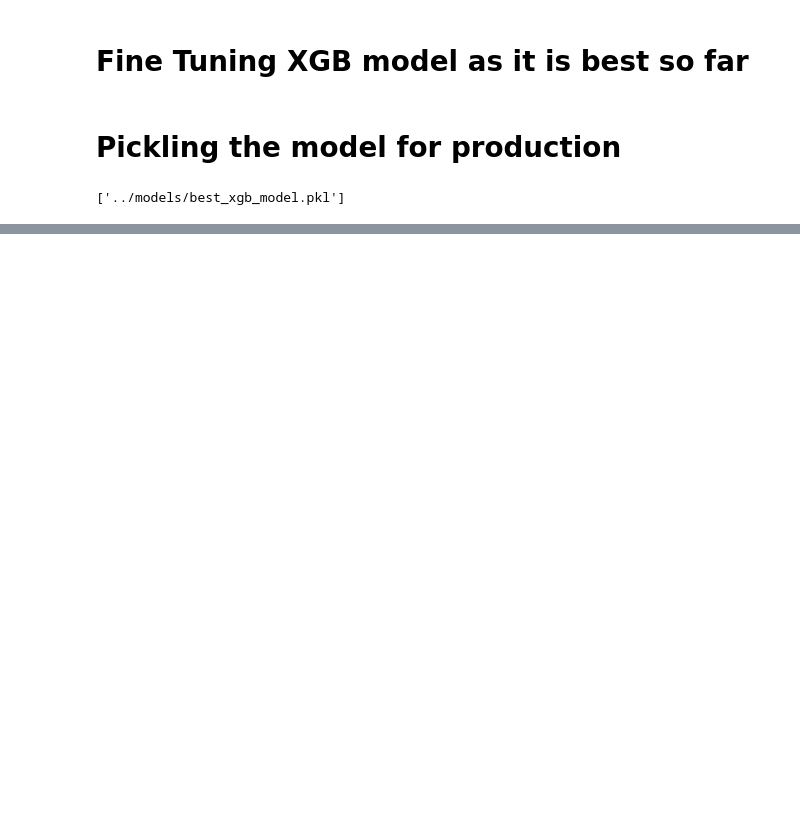
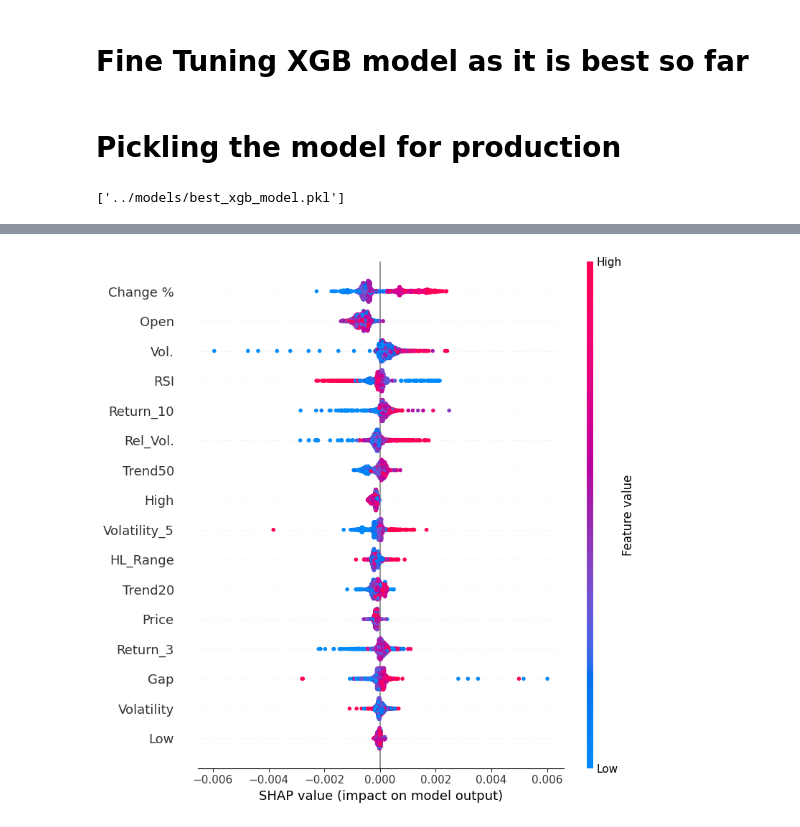
Before and after one commit to Rajhans-123/stock-price, a Jupyter notebook: src/model.ipynb, the cells around one changed output, grey strips where cells are left out. Drawn from its saved outputs; the diff is of its cells as text; code cells hidden in the pictures; blank space fills up the shorter version.

Commit message:
Added Shap for explaining model predictions

```diff
--- a/src/model.ipynb
+++ b/src/model.ipynb
@@ -223,3 +223,13 @@ data.corr()
 | HL_Range | -0.468157 | -0.466275 | -0.462907 | -0.473087 | -0.200386 | -0.137538 | 0.149059 | -0.293322 | -0.251792 | 0.636080 | ... |
 | Gap | 0.036192 | 0.036311 | 0.035867 | 0.036501 | 0.067276 | 0.337161 | 0.050072 | 0.155540 | 0.228531 | -0.003756 | ... |
 | RSI | 0.085237 | 0.081535 | 0.082047 | 0.085427 | 0.058446 | 0.319890 | 0.044296 | 0.747308 | 0.515496 | -0.251013 | ... |
+# %%
+import shap
+import matplotlib.pyplot as plt
+
+explainer = shap.Explainer(best_model, X_train)
+shap_values = explainer(X_test)
+shap.summary_plot(shap_values, X_test, feature_names=X_test.columns, show=False)
+plt.savefig('../plots/shap_summary.png', bbox_inches='tight')
+# %% [output]
+[figure, added]
```
Also changed, not shown: parts of 1 cell of this notebook, 1 other file.
